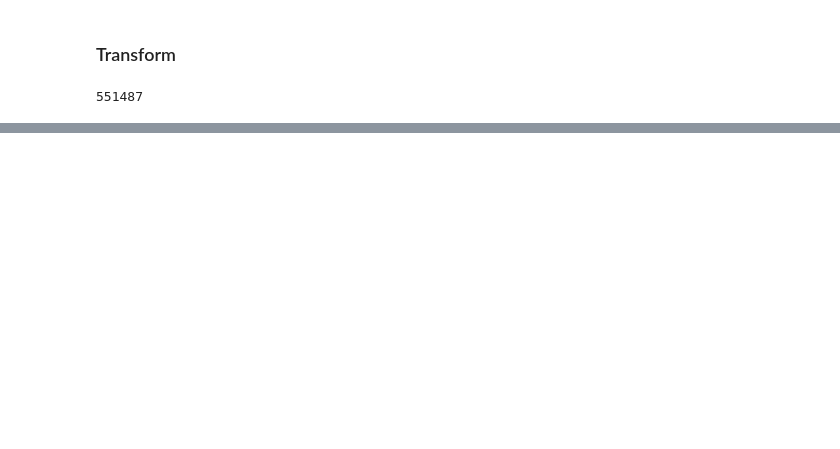
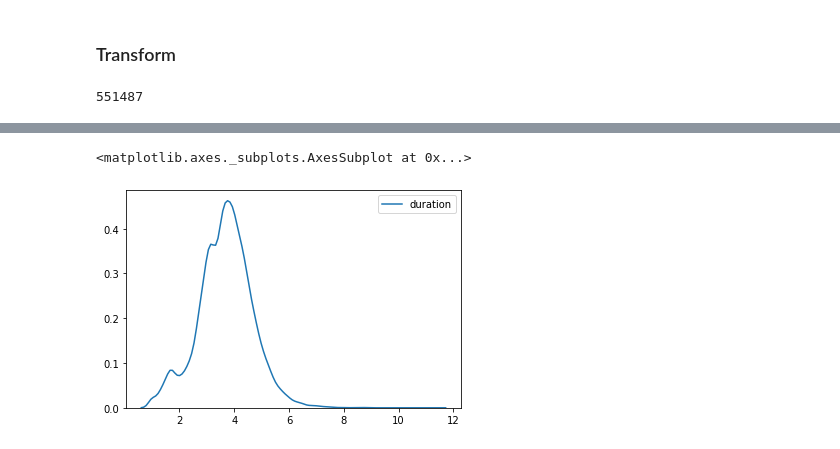
Before and after one commit to cpassorelli/call-reports, a Jupyter notebook: ipython/report-statement-code.ipynb, the cells around one changed output, grey strips where cells are left out. Saved outputs shown, nothing was run; the diff lists cells and outputs as text; code cells hidden in the pictures; blank space fills up the shorter version.

```diff
--- a/ipython/report-statement-code.ipynb
+++ b/ipython/report-statement-code.ipynb
@@ -116,0 +609,13 @@ inbound.count()
+# %%
+from scipy import stats
+
+# ?stats.boxcox
+
+# duration = table.where('duration > 0').select('duration').toPandas()
+
+# stats.boxcox(duration['duration'])
+
+seaborn.kdeplot(duration['duration']**0.3)
+# %% [output]
+<matplotlib.axes._subplots.AxesSubplot at 0x...>
+[figure, added]
```
Also changed, not shown: parts of 49 cells of this notebook.
